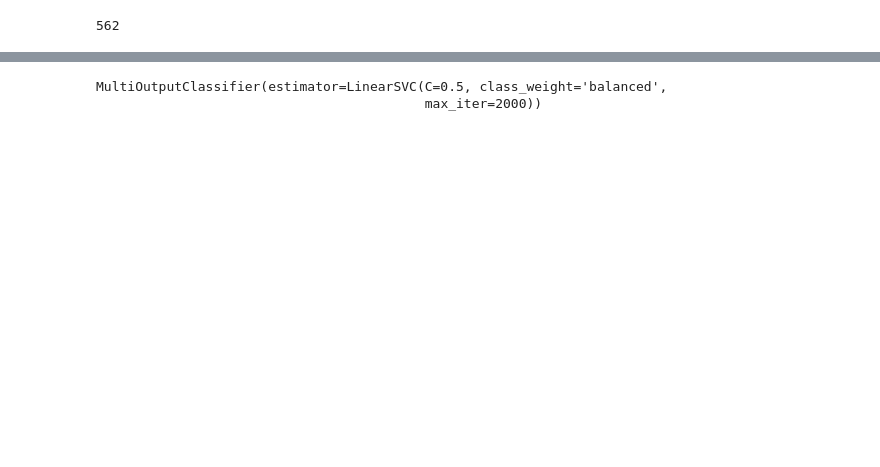
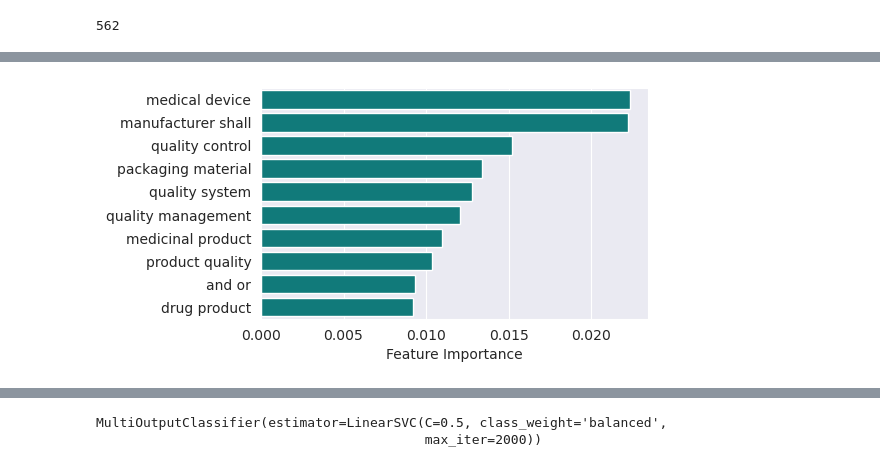
Before and after one commit to vishu-tyagi/JNJ-Capstone-Project, a Jupyter notebook: notebooks/baseline.ipynb, the cells around one changed output, grey strips where cells are left out. Drawn from its saved outputs; the diff is of its cells as text; code cells hidden in the pictures; blank space fills up the shorter version.

```diff
--- a/notebooks/baseline.ipynb
+++ b/notebooks/baseline.ipynb
@@ -126,0 +209,24 @@ RandomForestClassifier(random_state=42)
+# %%
+feature_importances = []
+
+for forest in clf.best_estimator_.estimators_:
+    feature_importances.append(forest.feature_importances_)
+
+feature_importances = np.mean(feature_importances, axis=0)
+
+scores_, labels_ = map(
+    list,
+    zip(*sorted(
+        list(zip(feature_importances, features.vectorizer.get_feature_names_out())),
+        key=lambda x: x[0],
+        reverse=True
+    ))
+)
+labels_ = [x.split("__")[1] for x in labels_]
+# %%
+plt.figure(figsize=(5,3))
+sns.barplot(x=scores_[:10], y=labels_[:10], color="darkcyan")
+plt.xlabel("Feature Importance")
+plt.show();
+# %% [output]
+[figure, added]
```
Also changed, not shown: parts of 52 cells of this notebook, 5 other files.
